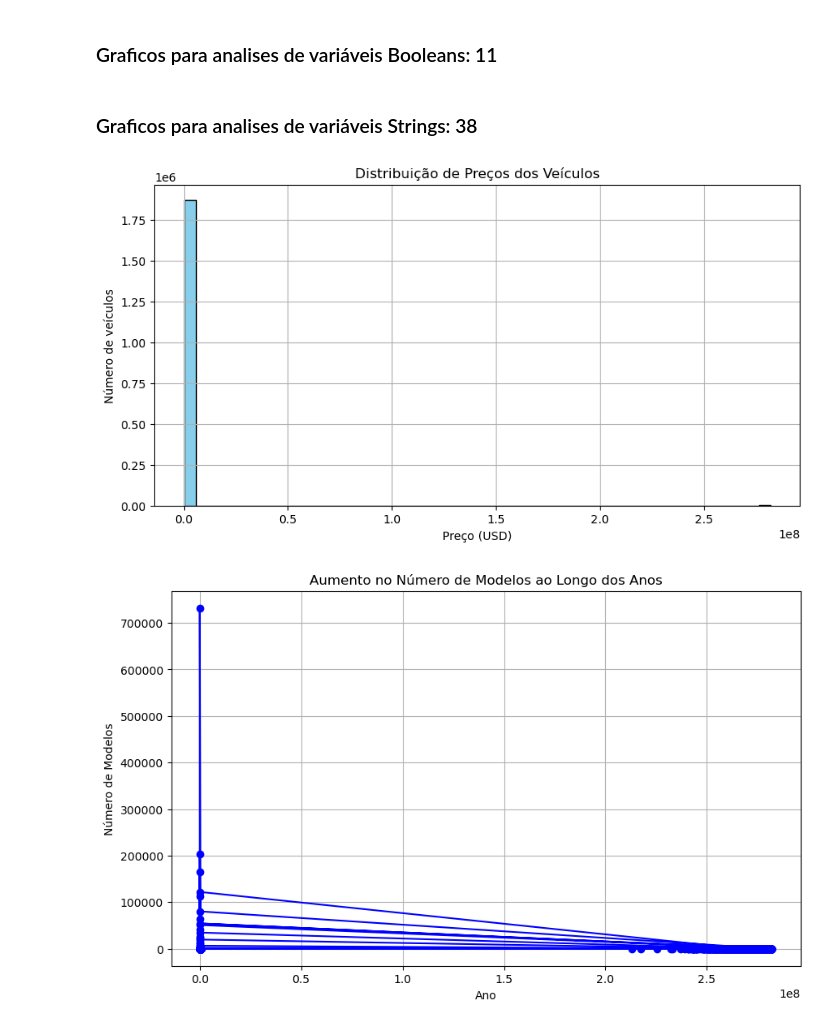
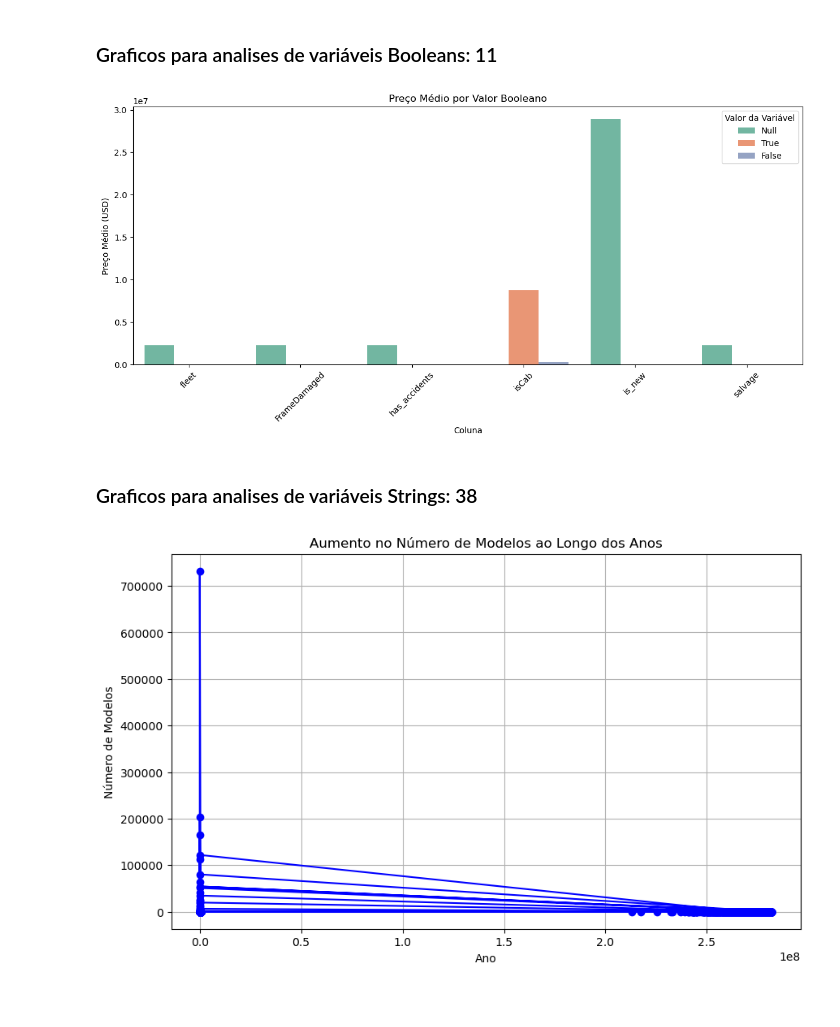
Before and after one commit to rageagainst10/AC2-BigData, a Jupyter notebook: Untitled.ipynb, the cells around one changed output. Drawn from its saved outputs; the diff is of its cells as text; code cells hidden in the pictures; blank space fills up the shorter version.

```diff
--- a/Untitled.ipynb
+++ b/Untitled.ipynb
@@ -283,19 +315,22 @@ for col_name in numeric_cols:
+# %%
+# Criar gráfico com seaborn
+plt.figure(figsize=(12, 6))
+sns.barplot(
+    data=df_plot_dict,
+    x="Coluna", y="PrecoMedio", hue="Valor",
+    palette="Set2"
+)
+
+plt.title("Preço Médio por Valor Booleano")
+plt.ylabel("Preço Médio (USD)")
+plt.xticks(rotation=45)
+plt.legend(title="Valor da Variável")
+plt.tight_layout()
+plt.show()
+# %% [output]
+[figure, added]
 # %% [markdown]
 ### Graficos para analises de variáveis Strings: 38 ###
-# %%
-# Coletar os dados como lista
-prices = dataframe.select("price").dropna().rdd.flatMap(lambda x: x).collect()
-
-# Plotar histograma
-plt.figure(figsize=(10, 5))
-plt.hist(prices, bins=50, color='skyblue', edgecolor='black')
-plt.title("Distribuição de Preços dos Veículos")
-plt.xlabel("Preço (USD)")
-plt.ylabel("Número de veículos")
-plt.grid(True)
-plt.show()
-# %% [output]
-[figure, removed]
 # %%
 from pyspark.sql import functions as F
 import matplotlib.pyplot as plt
```
Also changed, not shown: parts of 51 cells of this notebook.
